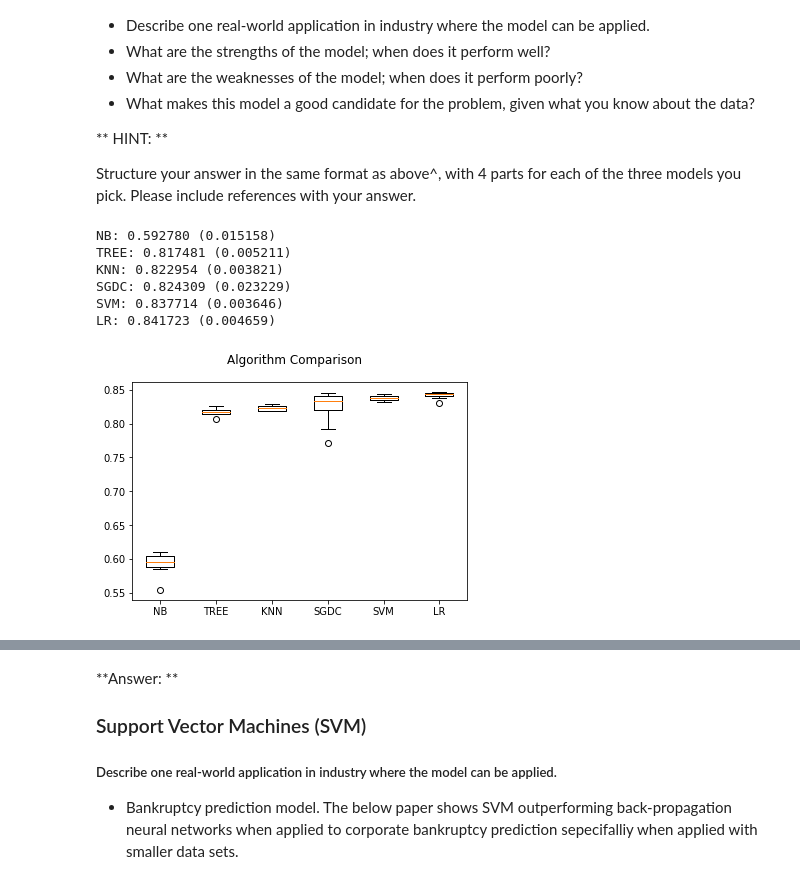
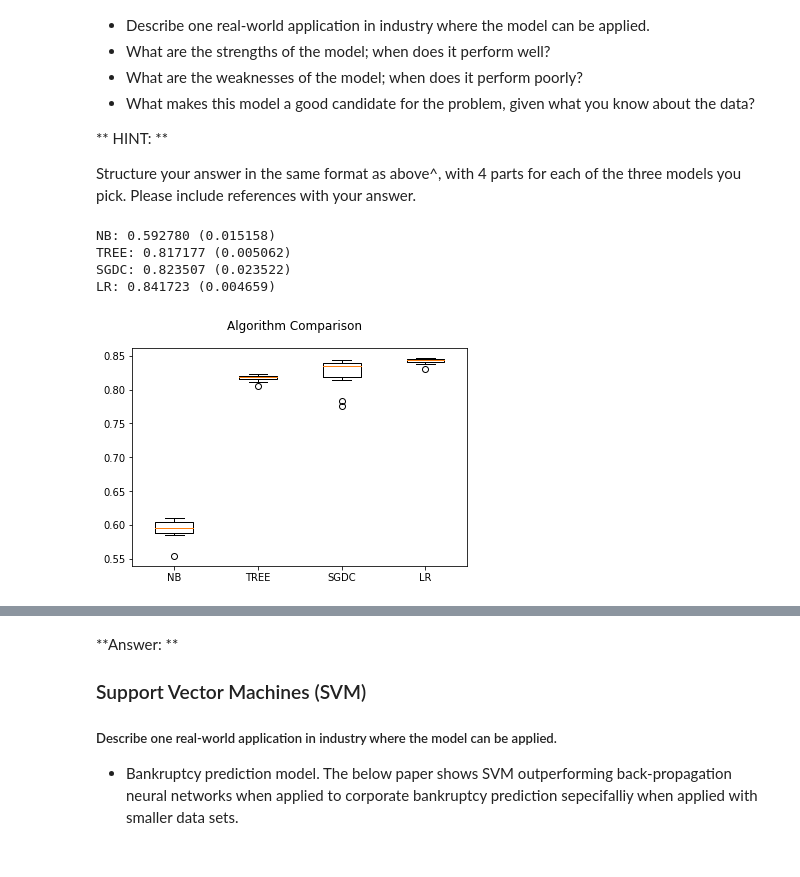
Before and after one commit to dphiggs01/Udacity-Machine-Learning-Projects, a Jupyter notebook: finding_donors/finding_donors.ipynb, the cells around one changed output, grey strips where cells are left out. Cells and saved outputs as stored; diff of their text form; code cells hidden in the pictures.

```diff
--- a/finding_donors/finding_donors.ipynb
+++ b/finding_donors/finding_donors.ipynb
@@ -547,40 +547,42 @@ def evaluate_models(models,X,Y):
         msg = "%s: %f (%f)" % (name, cv_results.mean(), cv_results.std())
         print(msg)
 
     return results, names
 
 
 def plot_results(results, names):
     # boxplot algorithm comparison
     fig = plt.figure()
     fig.suptitle('Algorithm Comparison')
     ax = fig.add_subplot(111)
     plt.boxplot(results)
     ax.set_xticklabels(names)
     plt.show()
 
 
 # prepare models
 models = []
 models.append(('NB', GaussianNB()))
 models.append(('TREE', DecisionTreeClassifier()))
 #Ensemble Methods (Bagging, AdaBoost, Random Forest, Gradient Boosting)
-models.append(('KNN', KNeighborsClassifier()))
+
+#KNN is also very time consuming
+#models.append(('KNN', KNeighborsClassifier()))
 models.append(('SGDC', SGDClassifier()))
-models.append(('SVM', SVC()))
+
+#SVM is a very time consuming method
+#models.append(('SVM', SVC()))
 models.append(('LR', LogisticRegression()))
 
 #X_train, X_test, y_train, y_test
 results, names = evaluate_models(models, X_train ,y_train)
 plot_results(results, names)
 # %% [output]
 NB: 0.592780 (0.015158)
-TREE: 0.817481 (0.005211)
-KNN: 0.822954 (0.003821)
-SGDC: 0.824309 (0.023229)
-SVM: 0.837714 (0.003646)
+TREE: 0.817177 (0.005062)
+SGDC: 0.823507 (0.023522)
 LR: 0.841723 (0.004659)
-[figure, old version]
+[figure, new version]
 # %%
 #Ensemble Methods (Bagging, AdaBoost, Random Forest, Gradient Boosting)
 from sklearn.ensemble import AdaBoostClassifier
```
Also changed, not shown: parts of 4 cells of this notebook, 4 other files.
